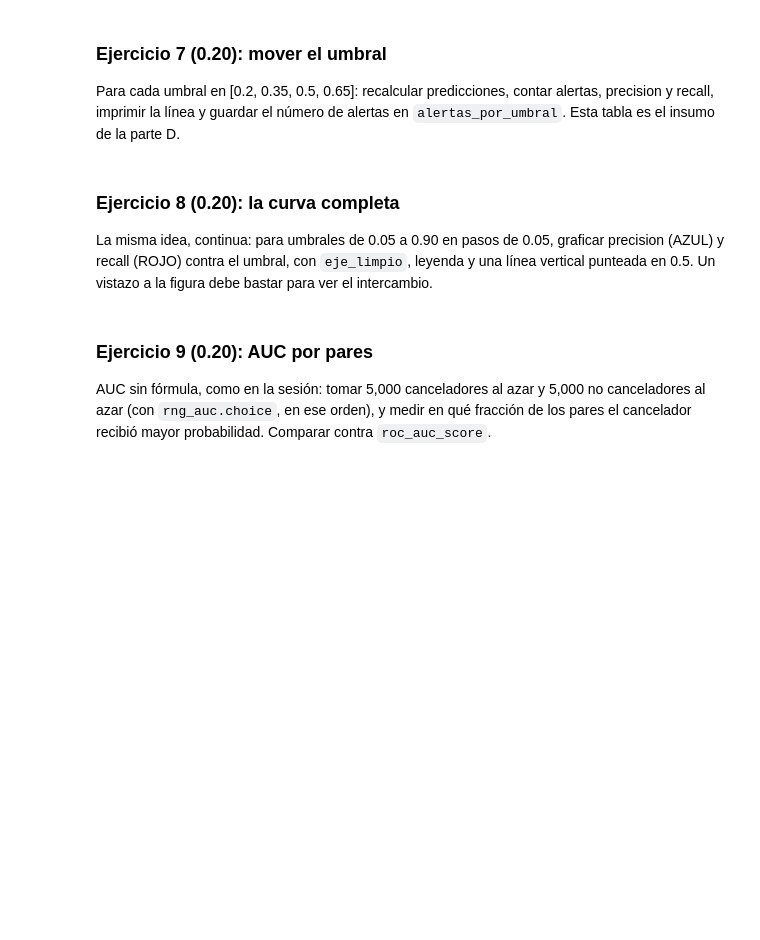
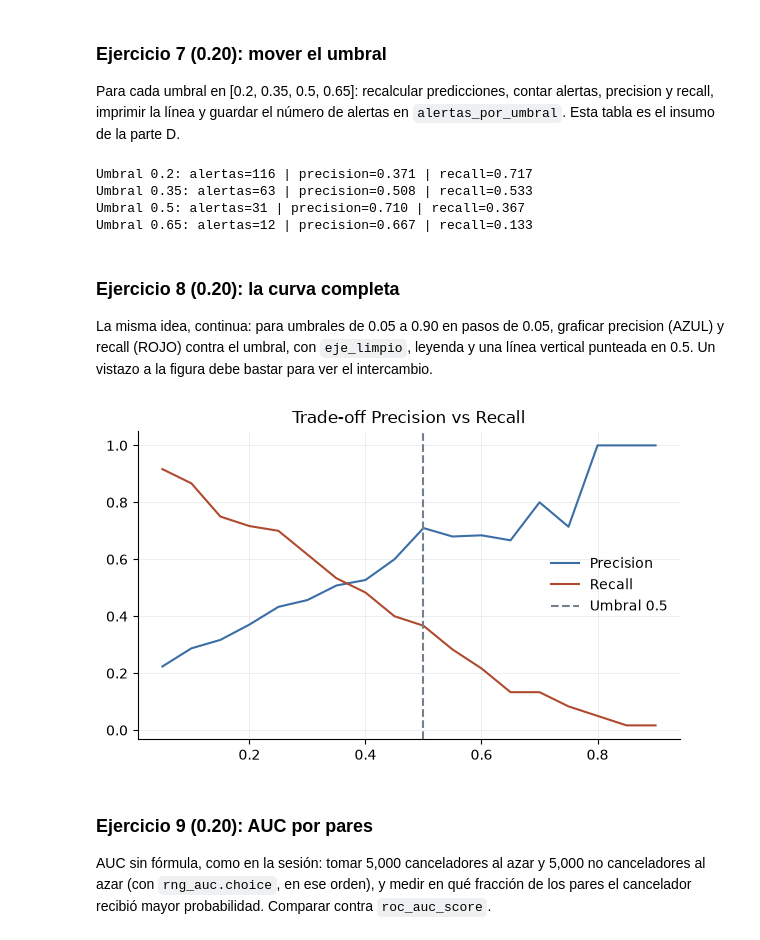
Before and after one commit to asterKnt/dataSci-HDT4, a Jupyter notebook: Actual_Intelligence/HDT4.ipynb, the cells around one changed output. Cells and saved outputs as stored; diff of their text form; code cells hidden in the pictures; blank space fills up the shorter version.

```diff
--- a/Actual_Intelligence/HDT4.ipynb
+++ b/Actual_Intelligence/HDT4.ipynb
@@ -182,11 +199,27 @@ Para cada umbral en [0.2, 0.35, 0.5, 0.65]: recalcular predicciones, contar aler
 # %%
 alertas_por_umbral = []
 for umbral in [0.2, 0.35, 0.5, 0.65]:
-    # ¿Qué va aquí? pred_u, tp, fp, fn; imprimir umbral, alertas, precision, recall
-    pass
+    pred_u = (prob >= umbral).astype(int)
+
+    tp = ((pred_u == 1) & (y_test == 1)).sum()
+    fp = ((pred_u == 1) & (y_test == 0)).sum()
+    fn = ((pred_u == 0) & (y_test == 1)).sum()
+
+    alertas = tp + fp
+    prec_u = tp / alertas if alertas > 0 else 0
+    rec_u = tp / (tp + fn)
+
+    print(f"Umbral {umbral}: alertas={alertas} | precision={prec_u:.3f} | recall={rec_u:.3f}")
+
+    alertas_por_umbral.append(alertas)
 
 # Verificación (descomentar):
-# assert alertas_por_umbral == [116, 63, 31, 12]
+assert alertas_por_umbral == [116, 63, 31, 12]
+# %% [output]
+Umbral 0.2: alertas=116 | precision=0.371 | recall=0.717
+Umbral 0.35: alertas=63 | precision=0.508 | recall=0.533
+Umbral 0.5: alertas=31 | precision=0.710 | recall=0.367
+Umbral 0.65: alertas=12 | precision=0.667 | recall=0.133
 # %% [markdown]
 ### Ejercicio 8 (0.20): la curva completa
 
@@ -203,3 +227,33 @@ recalls = []
+# %%
+umbrales = np.arange(0.05, 0.91, 0.05)
+precisiones = []
+recalls = []
+
+for u in umbrales:
+    pred_u = (prob >= u).astype(int)
+    tp = ((pred_u == 1) & (y_test == 1)).sum()
+    fp = ((pred_u == 1) & (y_test == 0)).sum()
+    fn = ((pred_u == 0) & (y_test == 1)).sum()
+
+    prec = tp / (tp + fp) if (tp + fp) > 0 else 1
+    rec = tp / (tp + fn)
+
+    precisiones.append(prec)
+    recalls.append(rec)
+
+fig, ax = plt.subplots(figsize=(7,4))
+ax.plot(umbrales, precisiones, color=AZUL, label="Precision")
+ax.plot(umbrales, recalls, color=ROJO, label="Recall")
+ax.axvline(0.5, color=GRIS, ls="--", label="Umbral 0.5")
+eje_limpio(ax)
+ax.legend(frameon=False)
+plt.title("Trade-off Precision vs Recall")
+plt.show()
+
+# Verificación (descomentar):
+assert len(precisiones) == len(recalls) == len(umbrales) == 18
+# %% [output]
+[figure, added]
 # %% [markdown]
 ### Ejercicio 9 (0.20): AUC por pares
 
```
Also changed, not shown: parts of 7 cells of this notebook.
